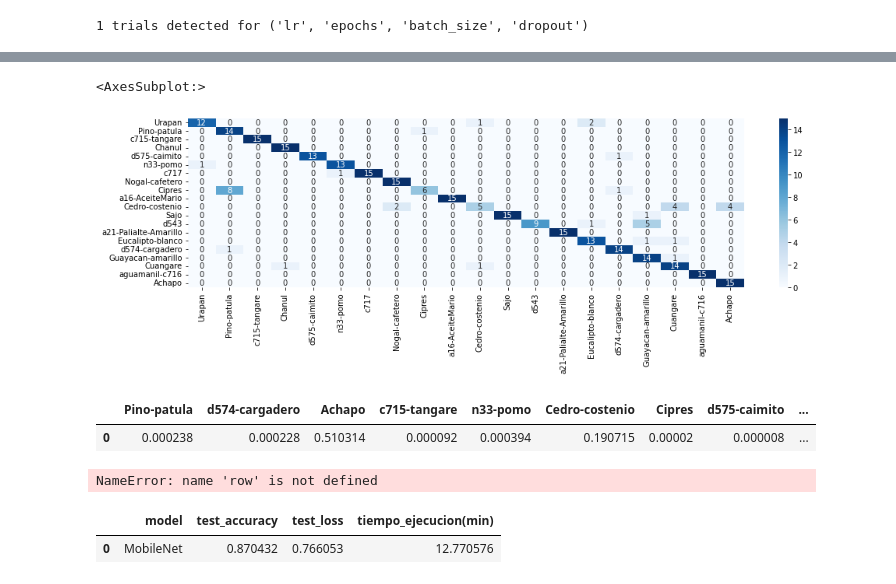
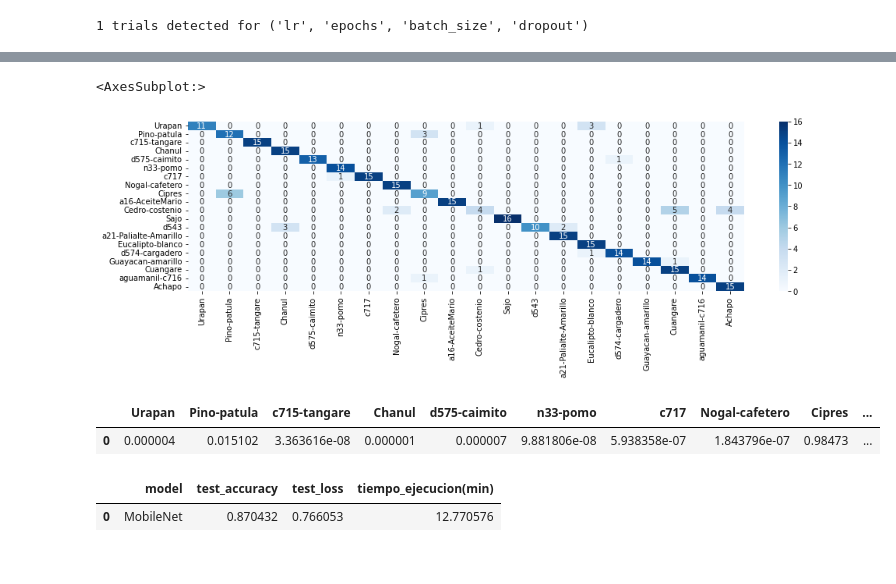
Before and after one commit to daquesada/deeplearning, a Jupyter notebook: transfer-learning-resnet50.ipynb, the cells around one changed output, grey strips where cells are left out. Drawn from its saved outputs; the diff is of its cells as text; code cells hidden in the pictures.

```diff
--- a/transfer-learning-resnet50.ipynb
+++ b/transfer-learning-resnet50.ipynb
@@ -510,8 +509,8 @@ opt_mn = tf.keras.optimizers.Adam(learning_rate=1e-4)
 mobileNet_model = Sequential()
 mobileNet_model.add(mobileNet)
 mobileNet_model.add(GlobalAveragePooling2D())
-mobileNet_model.add(Dense(512, activation='relu',kernel_regularizer=regularizers.l1_l2(l1=0.001,l2=0.001)))#,kernel_regularizer=regularizers.l1_l2(l1=0.001,l2=0.001)
-mobileNet_model.add(Dropout(0.4))
+mobileNet_model.add(Dense(512, activation='relu',kernel_regularizer=regularizers.l1_l2(l1=0.0001,l2=0.0001)))#,kernel_regularizer=regularizers.l1_l2(l1=0.001,l2=0.001)
+mobileNet_model.add(Dropout(0.5))
 mobileNet_model.add(Dense(num_classes, activation="softmax"))
 mobileNet_model.compile(loss="categorical_crossentropy", optimizer=opt_mn,
                     metrics=["accuracy"])
@@ -592,21 +596,16 @@ cm=confusion_matrix(y_test.argmax(axis=1),probabilities.argmax(axis=1))
 sns.heatmap(cm, annot=True,xticklabels=labels,yticklabels=labels,cmap='Blues')
 # %% [output]
 <AxesSubplot:>
-[figure, old version]
+[figure, new version]
 # %%
-img, x = get_image('muestras/test/Cedro-costenio/Tue Sep 17 16-09-19.jpg')
+img, x = get_image('muestras/test/Cipres/Wed Oct 02 16-08-31.jpg')
 x=x.astype('float32') / 255.
 probabilities_x = mobileNet_model.predict([x])
 df = pd.DataFrame(probabilities_x,columns=labels)
 df
 # %% [output]
-|  | Pino-patula | d574-cargadero | Achapo | c715-tangare | n33-pomo | Cedro-costenio | Cipres | d575-caimito | ... |
-| 0 | 0.000238 | 0.000228 | 0.510314 | 0.000092 | 0.000394 | 0.190715 | 0.00002 | 0.000008 | ... |
+|  | Urapan | Pino-patula | c715-tangare | Chanul | d575-caimito | n33-pomo | c717 | Nogal-cafetero | Cipres | ... |
+| 0 | 0.000004 | 0.015102 | 3.363616e-08 | 0.000001 | 0.000007 | 9.881806e-08 | 5.938358e-07 | 1.843796e-07 | 0.98473 | ... |
-# %%
-stats = pd.DataFrame(row,columns=["model","test_accuracy","test_loss","tiempo_ejecucion(min)"])
-stats
-# %% [output]
-NameError: name 'row' is not defined
 # %%
 row=[["MobileNet",accuracy,loss,(fin-inicio)/60]]
 stats = pd.DataFrame(row,columns=["model","test_accuracy","test_loss","tiempo_ejecucion(min)"])
```
Also changed, not shown: parts of 18 cells of this notebook.
